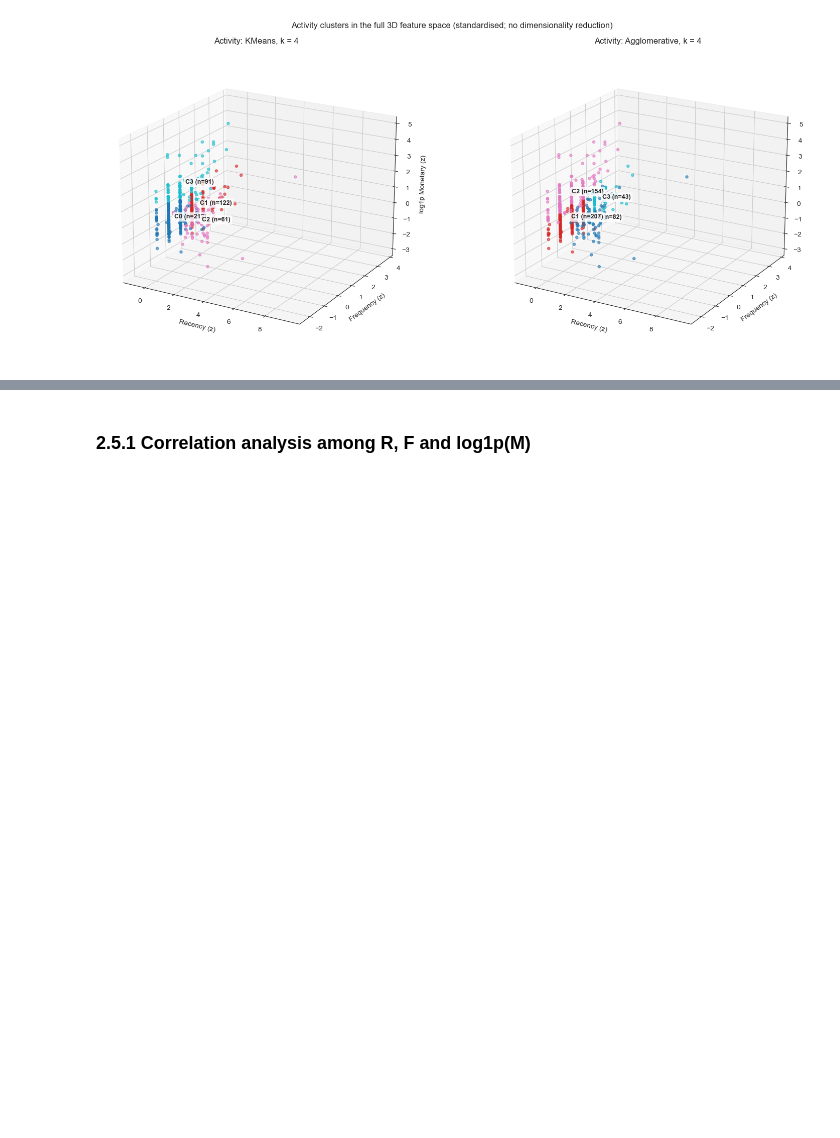
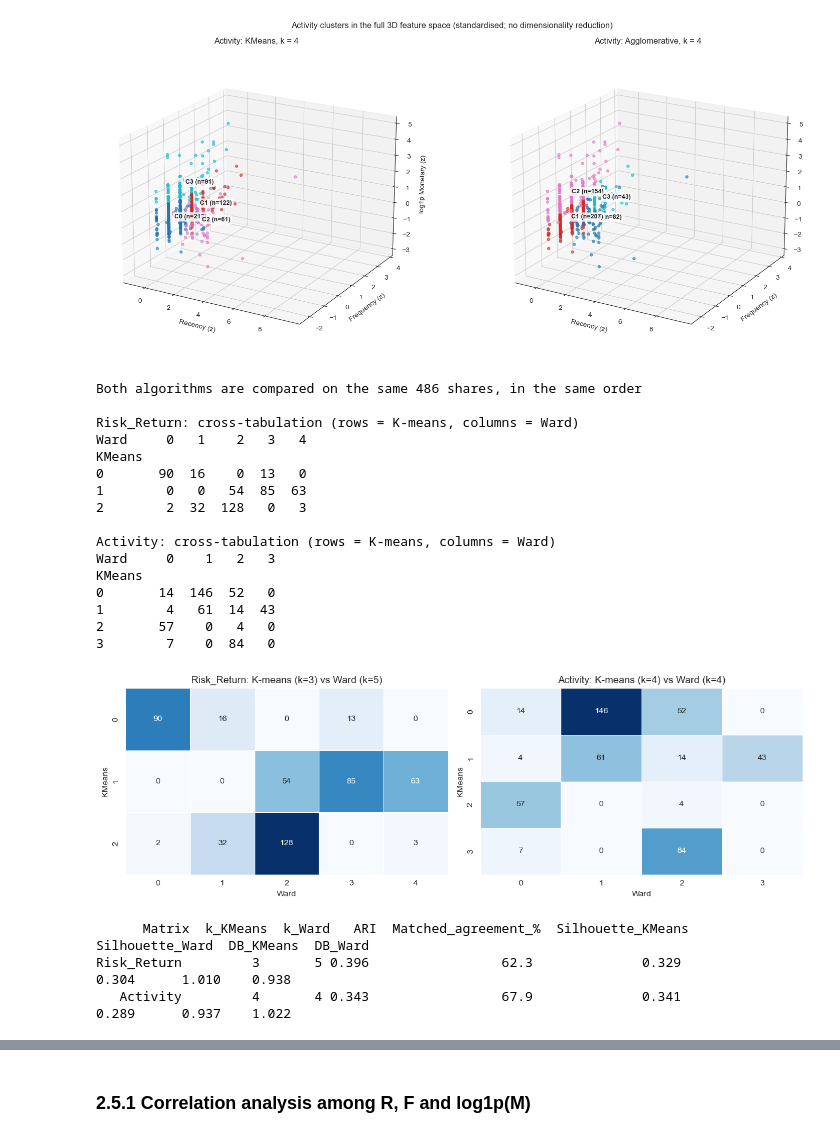
Before and after one commit to BinethBasilu/20230762_CRM, a Jupyter notebook: 1stquestion.ipynb, the cells around one changed output, grey strips where cells are left out. Drawn from its saved outputs; the diff is of its cells as text; code cells hidden in the pictures; blank space fills up the shorter version.

Commit message:
add comparison graph

```diff
--- a/1stquestion.ipynb
+++ b/1stquestion.ipynb
@@ -1360,3 +1360,73 @@ fig.suptitle("Activity clusters in the full 3D feature space (standardised; no d
 plt.tight_layout(); plt.savefig(f"{OUT_DIR}/activity_3d.png", dpi=200); plt.show()
 # %% [output]
 [figure]
+# %%
+# ---------- 1. same shares: check the labels line up ----------
+for name, X in matrices.items():
+    a_ = final_labels[f"{name}_KMeans"]; b_ = final_labels[f"{name}_Agglomerative"]
+    assert a_.index.equals(b_.index) and a_.index.equals(X.index), f"share mismatch in {name}"
+print("Both algorithms are compared on the same", len(X), "shares, in the same order")
+
+# ---------- 2. selected solutions: cross-tab, ARI, matched agreement, quality ----------
+rows = []
+fig, axes = plt.subplots(1, 2, figsize=(12, 4))
+for ax, (name, X) in zip(axes, matrices.items()):
+    a_ = final_labels[f"{name}_KMeans"]; b_ = final_labels[f"{name}_Agglomerative"]
+    ct = pd.crosstab(a_, b_, rownames=["KMeans"], colnames=["Ward"])
+    ri, ci = linear_sum_assignment(-ct.values)          # best one-to-one matching of clusters
+    print(f"\n{name}: cross-tabulation (rows = K-means, columns = Ward)"); print(ct)
+    sns.heatmap(ct, annot=True, fmt="d", cmap="Blues", cbar=False, ax=ax, linewidths=0.5)
+    ax.set_title(f"{name}: K-means (k={a_.nunique()}) vs Ward (k={b_.nunique()})")
+    rows.append({"Matrix": name, "k_KMeans": a_.nunique(), "k_Ward": b_.nunique(),
+                 "ARI": round(adjusted_rand_score(a_, b_), 3),
+                 "Matched_agreement_%": round(ct.values[ri, ci].sum() / ct.values.sum() * 100, 1),
+                 "Silhouette_KMeans": round(silhouette_score(X, a_), 3),
+                 "Silhouette_Ward": round(silhouette_score(X, b_), 3),
+                 "DB_KMeans": round(davies_bouldin_score(X, a_), 3),
+                 "DB_Ward": round(davies_bouldin_score(X, b_), 3)})
+plt.tight_layout(); plt.savefig(f"{OUT_DIR}/algorithm_crosstab.png", dpi=200); plt.show()
+cmp_sel = pd.DataFrame(rows); print("\n", cmp_sel.to_string(index=False))
+cmp_sel.to_csv(f"{OUT_DIR}/algorithm_comparison.csv", index=False)
+
+# ---------- 3. fair test: same k for both algorithms ----------
+# The risk-return solutions use different k (3 vs 5), which lowers ARI on its own.
+rows2 = []
+for name, X in matrices.items():
+    for k in range(2, 7):
+        km = KMeans(n_clusters=k, random_state=42, n_init=50).fit_predict(X)
+        wd = AgglomerativeClustering(n_clusters=k, linkage="ward").fit_predict(X)
+        ct = pd.crosstab(km, wd); ri, ci = linear_sum_assignment(-ct.values)
+        rows2.append({"Matrix": name, "k": k, "ARI": round(adjusted_rand_score(km, wd), 3),
+                      "Matched_agreement_%": round(ct.values[ri, ci].sum() / len(X) * 100, 1),
+                      "Silhouette_KMeans": round(silhouette_score(X, km), 3),
+                      "Silhouette_Ward": round(silhouette_score(X, wd), 3)})
+same_k = pd.DataFrame(rows2)
+print("\nSame k for both algorithms:"); print(same_k.to_string(index=False))
+same_k.to_csv(f"{OUT_DIR}/algorithm_comparison_same_k.csv", index=False)
+
+# ---------- 4. profiles side by side (original units) ----------
+for name in matrices:
+    for m in ["KMeans", "Agglomerative"]:
+        print(f"\n=== {name} | {m} (medians, original units) ===")
+        print(profile(final_labels[f"{name}_{m}"].values, COLS[name]).to_string())
+# %% [output]
+Both algorithms are compared on the same 486 shares, in the same order
+
+Risk_Return: cross-tabulation (rows = K-means, columns = Ward)
+Ward     0   1    2   3   4
+KMeans
+0       90  16    0  13   0
+1        0   0   54  85  63
+2        2  32  128   0   3
+
+Activity: cross-tabulation (rows = K-means, columns = Ward)
+Ward     0    1   2   3
+KMeans
+0       14  146  52   0
+1        4   61  14  43
+2       57    0   4   0
+3        7    0  84   0
+[figure, added]
+      Matrix  k_KMeans  k_Ward   ARI  Matched_agreement_%  Silhouette_KMeans  Silhouette_Ward  DB_KMeans  DB_Ward
+Risk_Return         3       5 0.396                 62.3              0.329            0.304      1.010    0.938
+   Activity         4       4 0.343                 67.9              0.341            0.289      0.937    1.022
```
Also changed, not shown: parts of 1 cell of this notebook, 3 other files.
